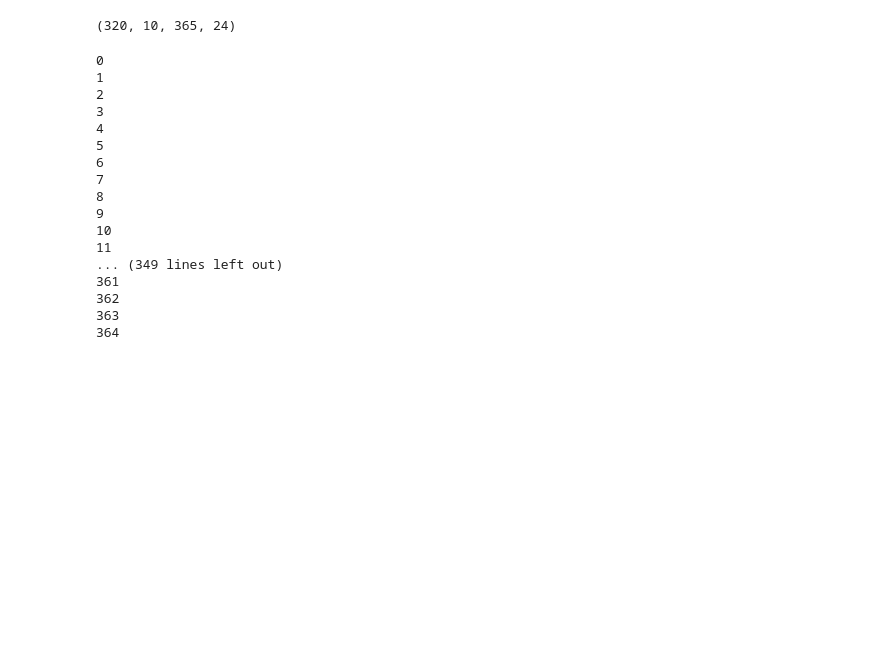
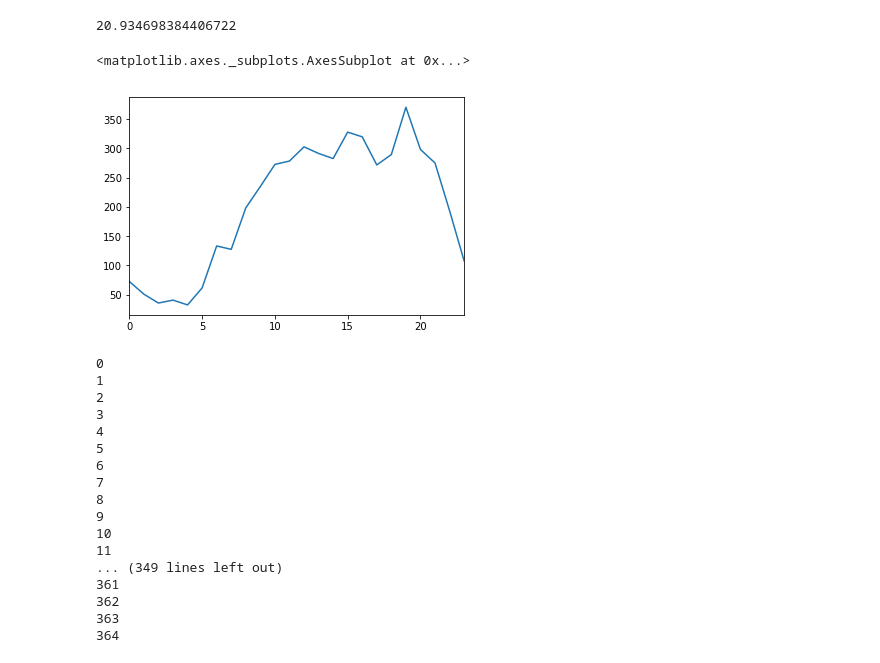
Before and after one commit to nipunbatra/freq-nilm, a Jupyter notebook: notebooks/daily-trends-baseline-10-appliances.ipynb, the cells around one changed output. Drawn from its saved outputs; the diff is of its cells as text; code cells hidden in the pictures; blank space fills up the shorter version.

```diff
--- a/notebooks/daily-trends-baseline-10-appliances.ipynb
+++ b/notebooks/daily-trends-baseline-10-appliances.ipynb
@@ -12,10 +12,16 @@ import matplotlib.pyplot as plt
 # %%
 tensor = np.load('./10-appliances-hourly-input-2015.npy')
 #tensor= np.load('../1H-input.npy')
-# %%
-tensor.shape
-# %% [output]
-(320, 10, 365, 24)
+# %%
+np.nanmean(tensor[:, 8, :, :])
+np.nanmean(tensor[:, 6, :, :])
+# %% [output]
+20.934698384406722
+# %%
+pd.DataFrame(np.nanmean(tensor[:, 8, :, :], axis=0)).max().plot()
+# %% [output]
+<matplotlib.axes._subplots.AxesSubplot at 0x...>
+[figure, added]
 # %%
 # Finding homes, days having 24 hours of appliance data
 # %%
```
Also changed, not shown: parts of 2 cells of this notebook, 1 other file.
